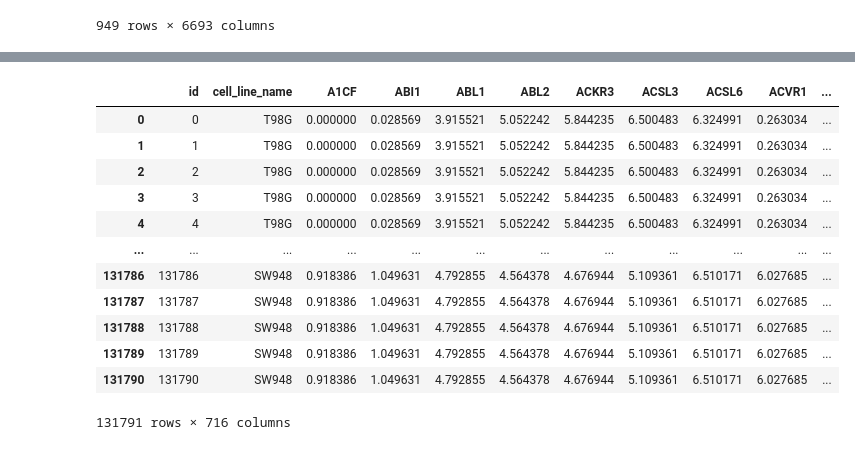
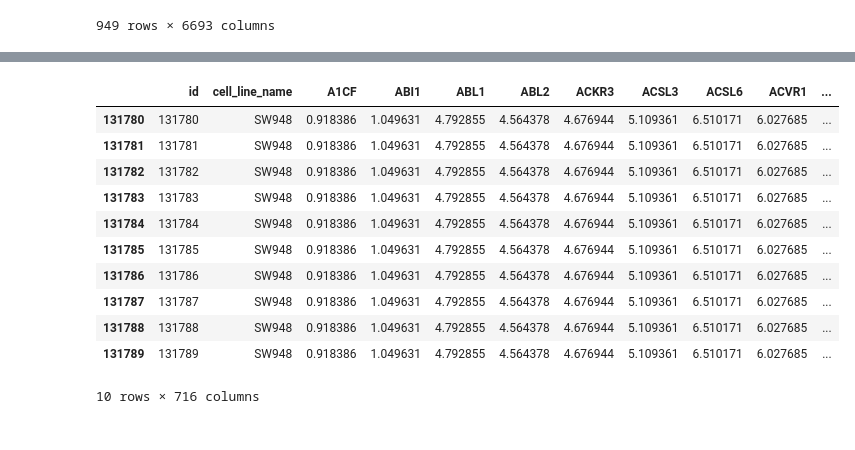
Before and after one commit to manbaritone/SynProtX, a Jupyter notebook: ipynb/04_drugcomb_gene_prot_clean.ipynb, the cells around one changed output, grey strips where cells are left out. Drawn from its saved outputs; the diff is of its cells as text; code cells hidden in the pictures.

```diff
--- a/ipynb/04_drugcomb_gene_prot_clean.ipynb
+++ b/ipynb/04_drugcomb_gene_prot_clean.ipynb
@@ -28,8 +27,3 @@ data_cancer
-# %%
-data_cancer = pd.read_csv("cleandata_cancer.csv")
-data_cancer.drop(columns=["Unnamed: 0"], inplace=True)
-data_cancer = data_cancer.reset_index().drop(columns=["index"])
-data_cancer
 # %%
 df = data_cancer[["drug_row", "drug_col", "cell_line_name"]]
 print("Size before duplicates removal:", len(df))
@@ -187,7 +181,7 @@ df = pd.read_csv(f"{EXPORT_DATA_PATH}/CCLE_expression_cleaned.csv")
 df = df.rename({"Unnamed: 0": "ACH"}, axis=1)
 expression_df = df.copy()
 
-expression_col = np.array(expression_df.columns[1:])
+expression_col = expression_df.columns[1:].tolist()
 
 expression_df
 # %% [output]
@@ -205,9 +199,9 @@ expression_df
 | 1405 | ACH-000052 | 0.000000 | 0.176323 | 4.395063 | 4.336997 | 6.114992 | 4.996841 | 2.232661 | 0.201634 | 2.823749 | ... | ... |
 1406 rows × 715 columns
 # %%
-protein_map = pd.read_csv(f"{EXPORT_DATA_PATH}/protein_omics_data_cleaned.csv")
+protein_map = pd.read_csv(f"{EXPORT_DATA_PATH}/protein_omics_data_cleaned.csv", index_col = 0)
 protein_map = protein_map.rename({"Project_Identifier": "cell_line"}, axis=1)
-protein_col = np.array(protein_map.columns[1:])
+protein_col = protein_map.columns[1:].tolist()
 protein_map
 # %% [output]
 |  | cell_line | P37108;SRP14_HUMAN | Q96JP5;ZFP91_HUMAN | Q9Y4H2;IRS2_HUMAN | P36578;RL4_HUMAN | ... |
@@ -247,8 +226,8 @@ protein_col: ['P37108;SRP14_HUMAN' 'Q96JP5;ZFP91_HUMAN' 'Q9Y4H2;IRS2_HUMAN' ...
 # %%
 df = data_annotated.copy()
 data_merged = (
-    df.merge(expression_df, left_on="ACH_anno", right_on="ACH")
-    .merge(protein_map, left_on="cell_line_name", right_on="cell_line")
+    df.merge(expression_df["ACH"], left_on="ACH_anno", right_on="ACH")
+    .merge(protein_map["cell_line"], left_on="cell_line_name", right_on="cell_line")
     .reset_index()
     .rename({"index": "id"}, axis=1)
 )
@@ -270,23 +249,24 @@ data_merged
 # %%
-expression_col = np.append(["id", "cell_line_name"], expression_col)
-data_gene = data_merged[expression_col]
+data_gene = data_merged[["id", "cell_line_name", "ACH_anno"]].copy()
+data_gene = data_gene.merge(expression_df, left_on="ACH_anno", right_on="ACH")
+data_gene = data_gene[["id", "cell_line_name"] + expression_col]
+
 data_gene.to_pickle(f"{EXPORT_DATA_PATH}/data_preprocessing_gene.pkl")
 
-data_gene
+data_gene.tail(10)
 # %% [output]
 |  | id | cell_line_name | A1CF | ABI1 | ABL1 | ABL2 | ACKR3 | ACSL3 | ACSL6 | ACVR1 | ... |
-| 0 | 0 | T98G | 0.000000 | 0.028569 | 3.915521 | 5.052242 | 5.844235 | 6.500483 | 6.324991 | 0.263034 | ... |
-| 1 | 1 | T98G | 0.000000 | 0.028569 | 3.915521 | 5.052242 | 5.844235 | 6.500483 | 6.324991 | 0.263034 | ... |
-| 2 | 2 | T98G | 0.000000 | 0.028569 | 3.915521 | 5.052242 | 5.844235 | 6.500483 | 6.324991 | 0.263034 | ... |
-| 3 | 3 | T98G | 0.000000 | 0.028569 | 3.915521 | 5.052242 | 5.844235 | 6.500483 | 6.324991 | 0.263034 | ... |
-| 4 | 4 | T98G | 0.000000 | 0.028569 | 3.915521 | 5.052242 | 5.844235 | 6.500483 | 6.324991 | 0.263034 | ... |
-| ... | ... | ... | ... | ... | ... | ... | ... | ... | ... | ... | ... |
+| 131780 | 131780 | SW948 | 0.918386 | 1.049631 | 4.792855 | 4.564378 | 4.676944 | 5.109361 | 6.510171 | 6.027685 | ... |
+| 131781 | 131781 | SW948 | 0.918386 | 1.049631 | 4.792855 | 4.564378 | 4.676944 | 5.109361 | 6.510171 | 6.027685 | ... |
+| 131782 | 131782 | SW948 | 0.918386 | 1.049631 | 4.792855 | 4.564378 | 4.676944 | 5.109361 | 6.510171 | 6.027685 | ... |
+| 131783 | 131783 | SW948 | 0.918386 | 1.049631 | 4.792855 | 4.564378 | 4.676944 | 5.109361 | 6.510171 | 6.027685 | ... |
+| 131784 | 131784 | SW948 | 0.918386 | 1.049631 | 4.792855 | 4.564378 | 4.676944 | 5.109361 | 6.510171 | 6.027685 | ... |
+| 131785 | 131785 | SW948 | 0.918386 | 1.049631 | 4.792855 | 4.564378 | 4.676944 | 5.109361 | 6.510171 | 6.027685 | ... |
 | 131786 | 131786 | SW948 | 0.918386 | 1.049631 | 4.792855 | 4.564378 | 4.676944 | 5.109361 | 6.510171 | 6.027685 | ... |
 | 131787 | 131787 | SW948 | 0.918386 | 1.049631 | 4.792855 | 4.564378 | 4.676944 | 5.109361 | 6.510171 | 6.027685 | ... |
 | 131788 | 131788 | SW948 | 0.918386 | 1.049631 | 4.792855 | 4.564378 | 4.676944 | 5.109361 | 6.510171 | 6.027685 | ... |
 | 131789 | 131789 | SW948 | 0.918386 | 1.049631 | 4.792855 | 4.564378 | 4.676944 | 5.109361 | 6.510171 | 6.027685 | ... |
-| 131790 | 131790 | SW948 | 0.918386 | 1.049631 | 4.792855 | 4.564378 | 4.676944 | 5.109361 | 6.510171 | 6.027685 | ... |
-131791 rows × 716 columns
+10 rows × 716 columns
 # %%
 data_gene.nunique()
 # %% [output]
```
Also changed, not shown: parts of 11 cells of this notebook, 14 other files.
